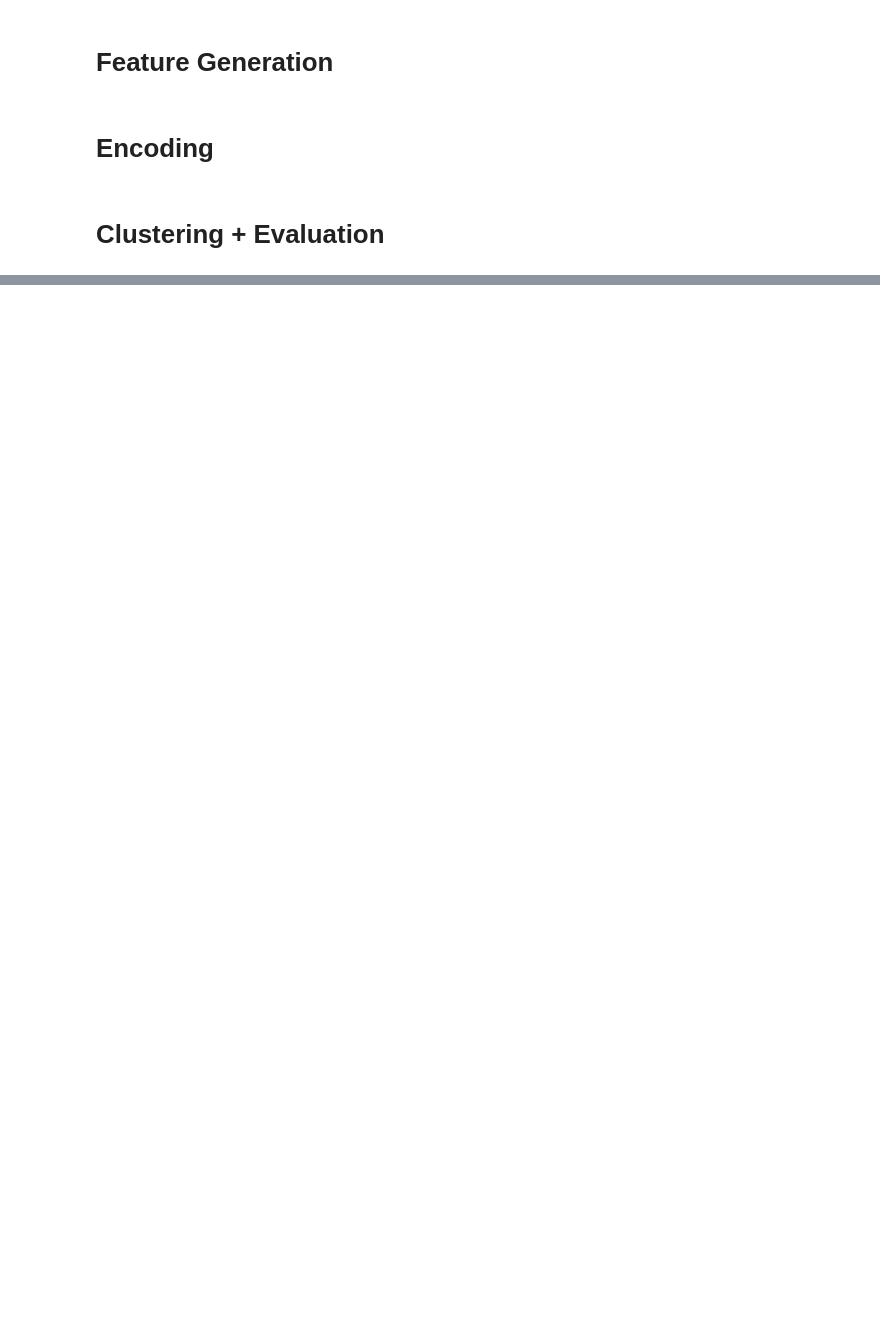
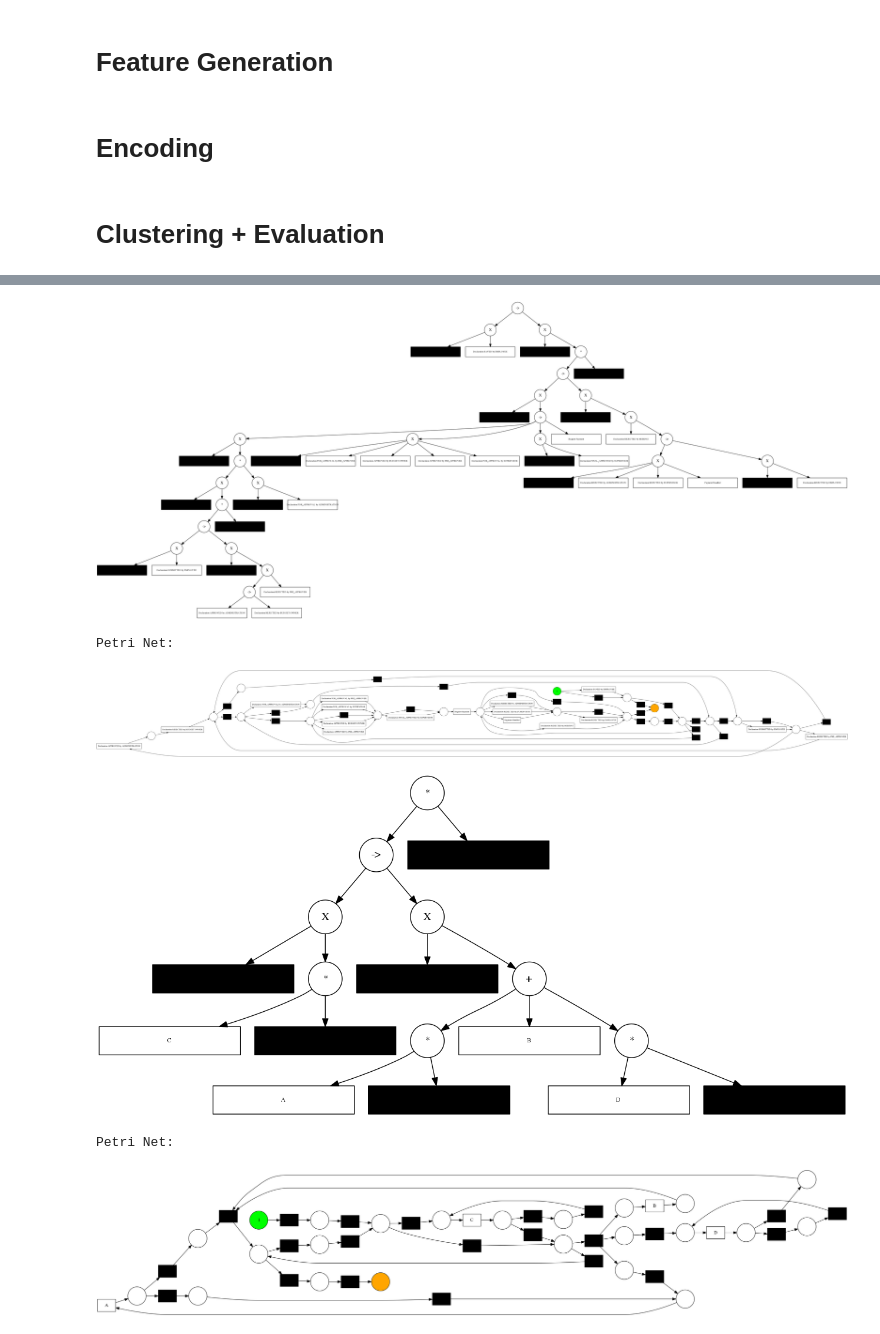
Before and after one commit to Lariiii/context-based-abstraction, a Jupyter notebook: Event_Clustering.ipynb, the cells around one changed output, grey strips where cells are left out. Saved outputs shown, nothing was run; the diff lists cells and outputs as text; code cells hidden in the pictures; blank space fills up the shorter version.

```diff
--- a/Event_Clustering.ipynb
+++ b/Event_Clustering.ipynb
@@ -87,0 +175,5 @@ metrics.silhouette_score(df_vectorized, clusters)
+# %%
+# Inductive Miner
+net_ind_orig, im_ind_orig, fm_ind_orig = ind_miner(original_log)
+net_ind, im_ind, fm_ind = ind_miner(abstracted_log)
+# %% [output]
@@ -87,0 +181,6 @@ metrics.silhouette_score(df_vectorized, clusters)
+[figure, added]
+Petri Net:
+[figure, added]
+[figure, added]
+Petri Net:
+[figure, added]
```
Also changed, not shown: parts of 25 cells of this notebook, 3 other files.
